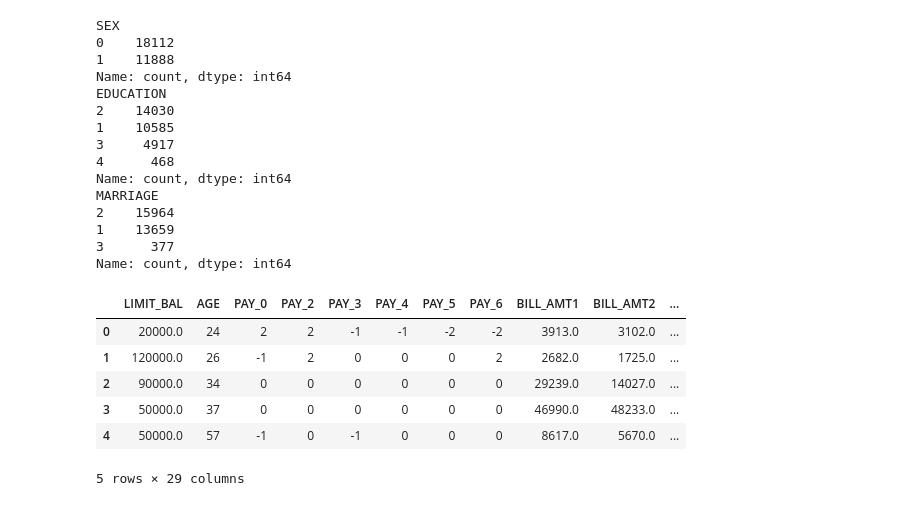
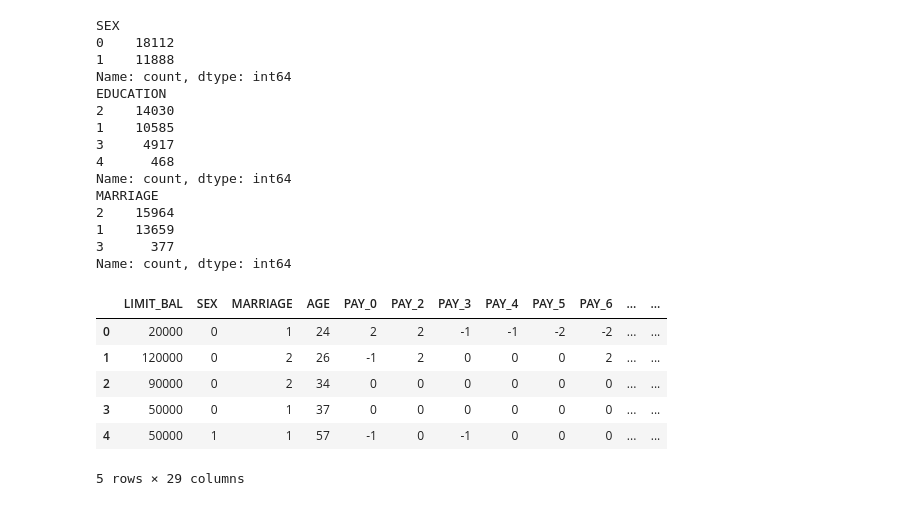
Before and after one commit to YousefSalah123/Credit-Card-Default-Prediction-using-Logistic-Regression, a Jupyter notebook: project.ipynb, the cells around one changed output. Saved outputs shown, nothing was run; the diff lists cells and outputs as text; code cells hidden in the pictures.

```diff
--- a/project.ipynb
+++ b/project.ipynb
@@ -307,10 +305,19 @@ Name: count, dtype: int64
-# %%
-df.head()
-# %% [output]
-|  | LIMIT_BAL | AGE | PAY_0 | PAY_2 | PAY_3 | PAY_4 | PAY_5 | PAY_6 | BILL_AMT1 | BILL_AMT2 | ... |
-| 0 | 20000.0 | 24 | 2 | 2 | -1 | -1 | -2 | -2 | 3913.0 | 3102.0 | ... |
-| 1 | 120000.0 | 26 | -1 | 2 | 0 | 0 | 0 | 2 | 2682.0 | 1725.0 | ... |
-| 2 | 90000.0 | 34 | 0 | 0 | 0 | 0 | 0 | 0 | 29239.0 | 14027.0 | ... |
-| 3 | 50000.0 | 37 | 0 | 0 | 0 | 0 | 0 | 0 | 46990.0 | 48233.0 | ... |
-| 4 | 50000.0 | 57 | -1 | 0 | -1 | 0 | 0 | 0 | 8617.0 | 5670.0 | ... |
-5 rows × 29 columns
+# %%
+# One-hot encoding the EDUCATION column to 1,0 and renaming the columns with meaningful names
+df = pd.get_dummies(df, columns=['EDUCATION'], prefix='EDU')
+df = df.astype(int)
+df = df.rename(columns={
+    'EDU_1': 'graduate',
+    'EDU_2': 'university',
+    'EDU_3': 'highschool',
+    'EDU_4': 'other edu'
+})
+df.head()
+# %% [output]
+|  | LIMIT_BAL | SEX | MARRIAGE | AGE | PAY_0 | PAY_2 | PAY_3 | PAY_4 | PAY_5 | PAY_6 | ... | ... |
+| 0 | 20000 | 0 | 1 | 24 | 2 | 2 | -1 | -1 | -2 | -2 | ... | ... |
+| 1 | 120000 | 0 | 2 | 26 | -1 | 2 | 0 | 0 | 0 | 2 | ... | ... |
+| 2 | 90000 | 0 | 2 | 34 | 0 | 0 | 0 | 0 | 0 | 0 | ... | ... |
+| 3 | 50000 | 0 | 1 | 37 | 0 | 0 | 0 | 0 | 0 | 0 | ... | ... |
+| 4 | 50000 | 1 | 1 | 57 | -1 | 0 | -1 | 0 | 0 | 0 | ... | ... |
+5 rows × 29 columns
```
Also changed, not shown: parts of 12 cells of this notebook.
